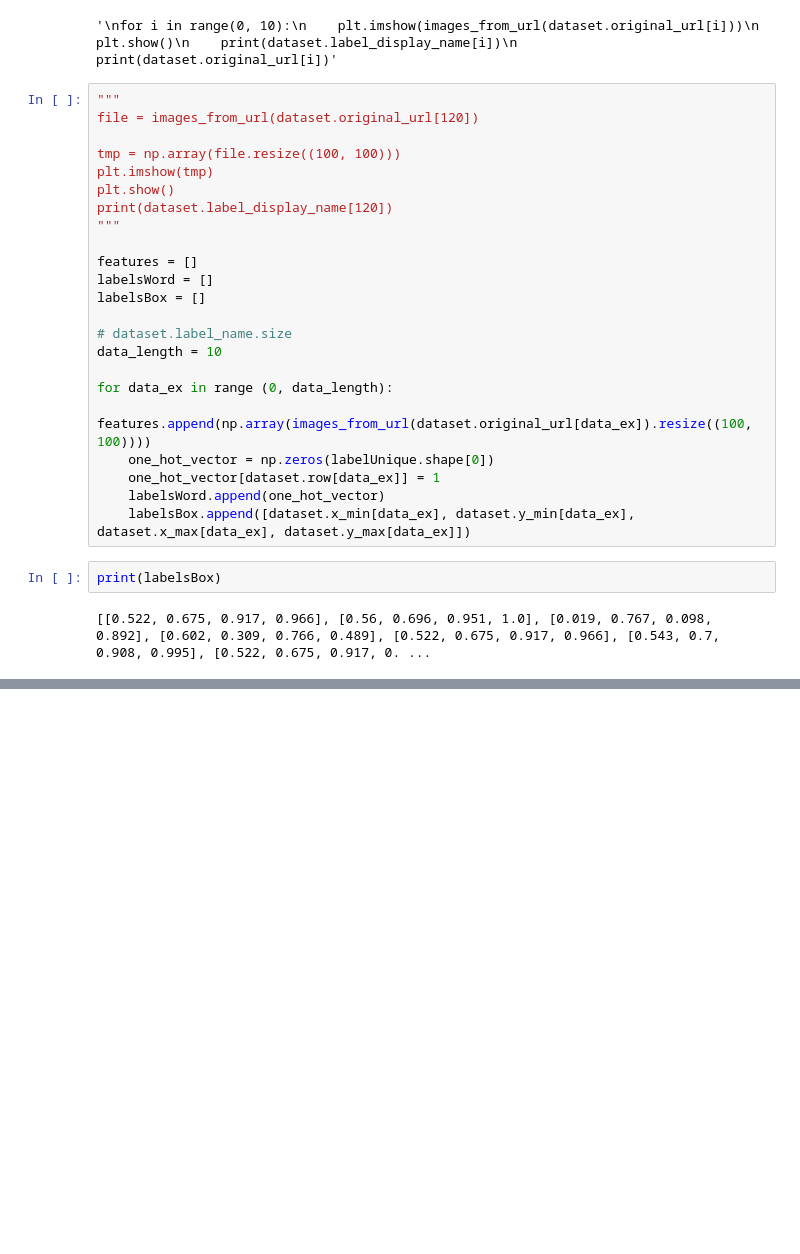
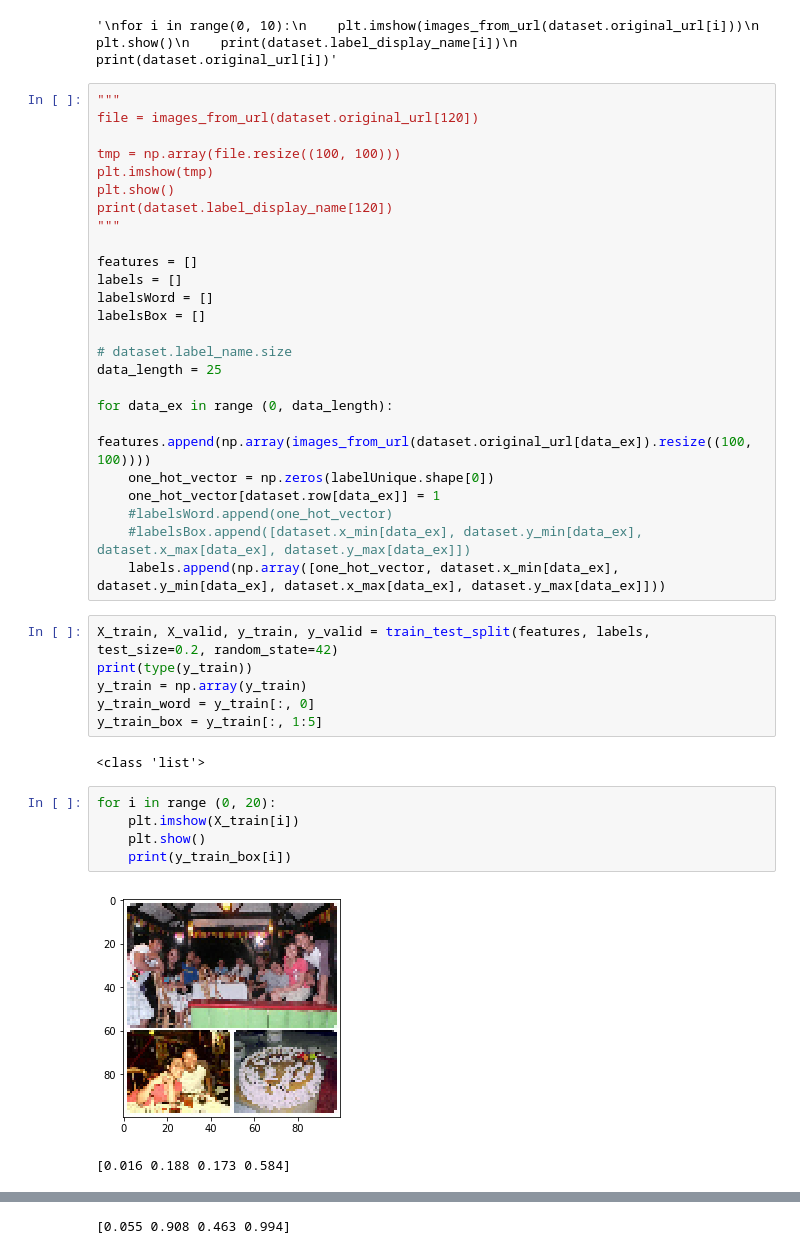
Before and after one commit to CazabetLyon1/kegglego, a Jupyter notebook: open-ai/kernel.ipynb, the cells around one changed output, grey strips where cells are left out. Drawn from its saved outputs; the diff is of its cells as text; blank space fills up the shorter version.

Commit message:
split 2 vectors

```diff
--- a/open-ai/kernel.ipynb
+++ b/open-ai/kernel.ipynb
@@ -80,19 +82,33 @@ print(dataset.label_display_name[120])
 """
 
 features = []
+labels = []
 labelsWord = []
 labelsBox = []
 
 # dataset.label_name.size
-data_length = 10
+data_length = 25
 
 for data_ex in range (0, data_length):
     features.append(np.array(images_from_url(dataset.original_url[data_ex]).resize((100, 100))))
     one_hot_vector = np.zeros(labelUnique.shape[0])
     one_hot_vector[dataset.row[data_ex]] = 1
-    labelsWord.append(one_hot_vector)
-    labelsBox.append([dataset.x_min[data_ex], dataset.y_min[data_ex], dataset.x_max[data_ex], dataset.y_max[data_ex]])
+    #labelsWord.append(one_hot_vector)
+    #labelsBox.append([dataset.x_min[data_ex], dataset.y_min[data_ex], dataset.x_max[data_ex], dataset.y_max[data_ex]])
+    labels.append(np.array([one_hot_vector, dataset.x_min[data_ex], dataset.y_min[data_ex], dataset.x_max[data_ex], dataset.y_max[data_ex]]))
-# %%
-print(labelsBox)
-# %% [output]
-[[0.522, 0.675, 0.917, 0.966], [0.56, 0.696, 0.951, 1.0], [0.019, 0.767, 0.098, 0.892], [0.602, 0.309, 0.766, 0.489], [0.522, 0.675, 0.917, 0.966], [0.543, 0.7, 0.908, 0.995], [0.522, 0.675, 0.917, 0. ...
+# %%
+X_train, X_valid, y_train, y_valid = train_test_split(features, labels, test_size=0.2, random_state=42)
+print(type(y_train))
+y_train = np.array(y_train)
+y_train_word = y_train[:, 0]
+y_train_box = y_train[:, 1:5]
+# %% [output]
+<class 'list'>
+# %%
+for i in range (0, 20):
+    plt.imshow(X_train[i])
+    plt.show()
+    print(y_train_box[i])
+# %% [output]
+[figure, added]
+[0.016 0.188 0.173 0.584]
@@ -98,0 +116 @@ print(labelsBox)
+[0.055 0.908 0.463 0.994]
```
Also changed, not shown: parts of 2 cells of this notebook.
